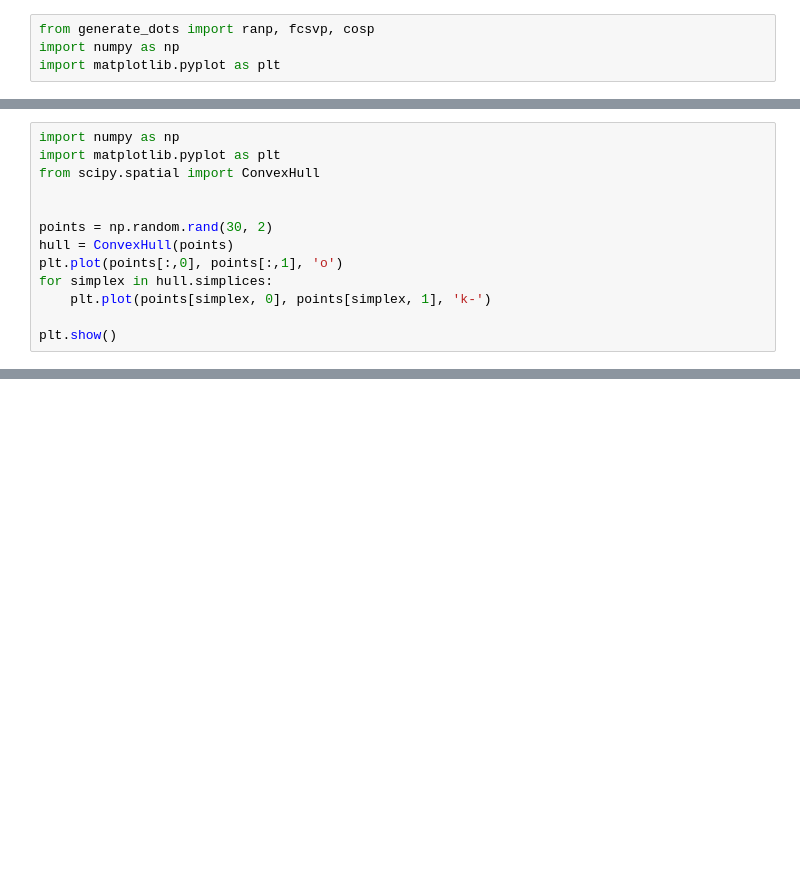
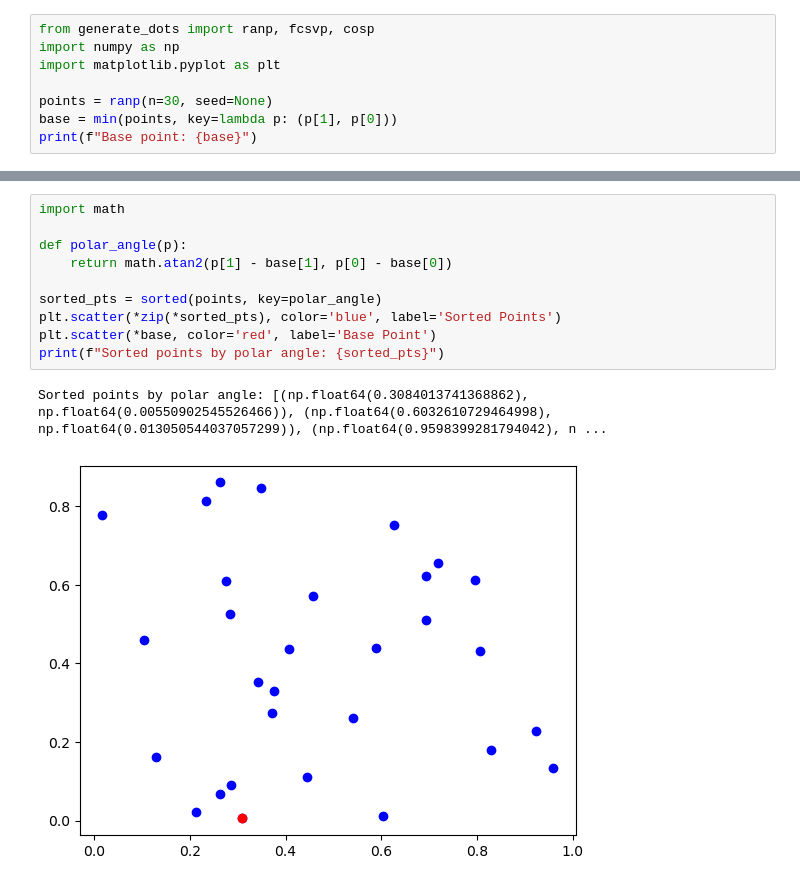
Before and after one commit to astrolemonmarafk/algorithms-and-combinatorics, a Jupyter notebook: convex-hull-algorithms/graham_2.ipynb, the cells around one changed output, grey strips where cells are left out. Cells and saved outputs as stored; diff of their text form; blank space fills up the shorter version.

```diff
--- a/convex-hull-algorithms/graham_2.ipynb
+++ b/convex-hull-algorithms/graham_2.ipynb
@@ -5,3 +9,7 @@ When we
 from generate_dots import ranp, fcsvp, cosp
 import numpy as np
 import matplotlib.pyplot as plt
+
+points = ranp(n=30, seed=None)
+base = min(points, key=lambda p: (p[1], p[0]))
+print(f"Base point: {base}")
@@ -8,13 +17,0 @@ import matplotlib.pyplot as plt
-# %%
-import numpy as np
-import matplotlib.pyplot as plt
-from scipy.spatial import ConvexHull
-
-
-points = np.random.rand(30, 2)
-hull = ConvexHull(points)
-plt.plot(points[:,0], points[:,1], 'o')
-for simplex in hull.simplices:
-    plt.plot(points[simplex, 0], points[simplex, 1], 'k-')
-
-plt.show()
@@ -22,0 +22,13 @@ plt.show()
+# %%
+import math
+
+def polar_angle(p):
+    return math.atan2(p[1] - base[1], p[0] - base[0])
+
+sorted_pts = sorted(points, key=polar_angle)
+plt.scatter(*zip(*sorted_pts), color='blue', label='Sorted Points')
+plt.scatter(*base, color='red', label='Base Point')
+print(f"Sorted points by polar angle: {sorted_pts}")
+# %% [output]
+Sorted points by polar angle: [(np.float64(0.3084013741368862), np.float64(0.00550902545526466)), (np.float64(0.6032610729464998), np.float64(0.013050544037057299)), (np.float64(0.9598399281794042), n ...
+[figure, added]
```
Also changed, not shown: parts of 12 cells of this notebook.
